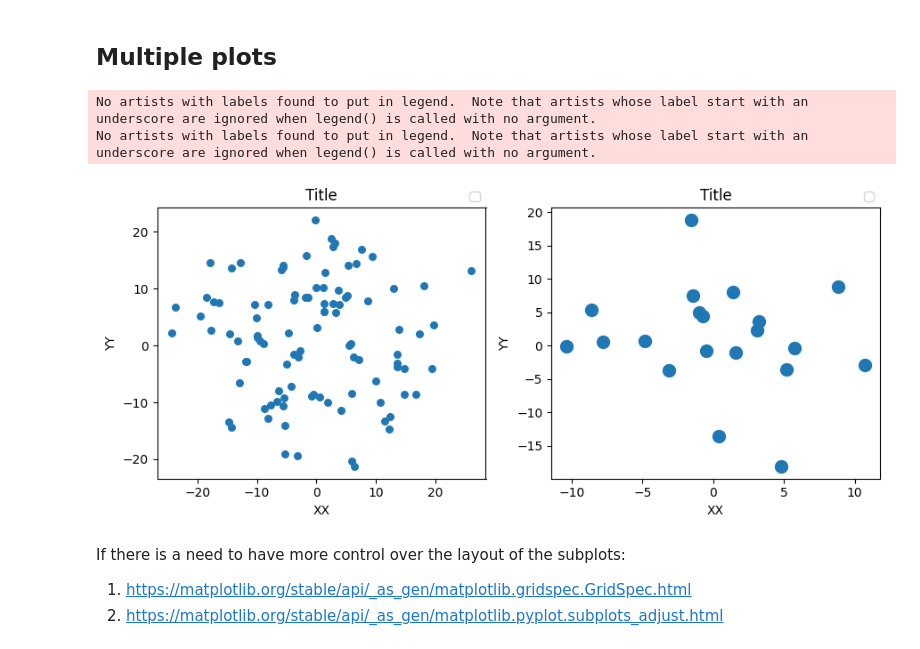
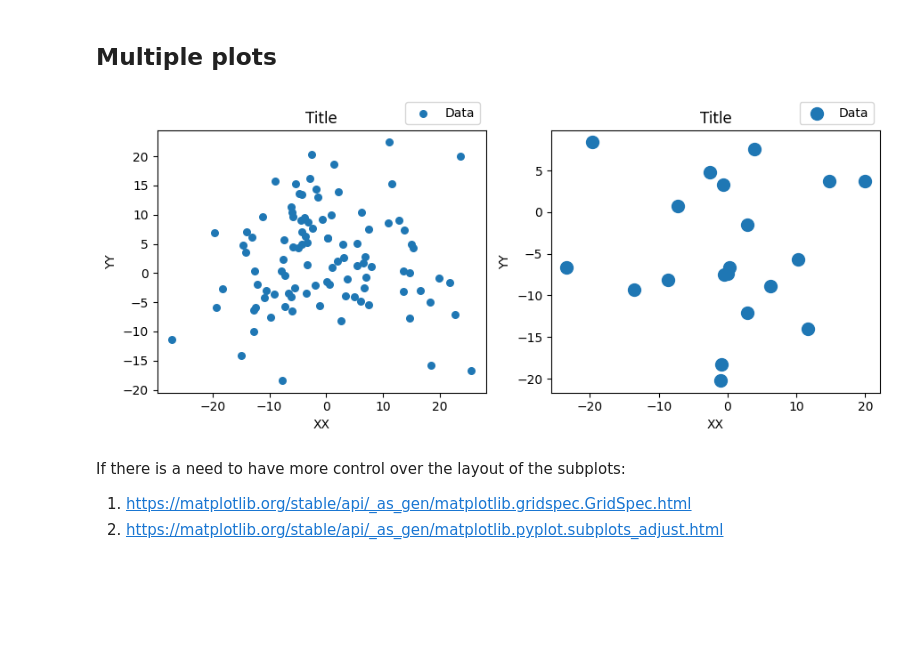
Before and after one commit to Kamuish/content, a Jupyter notebook: content/Classes/2024/Análise de Dados em Física e Astronomia/DataVisualization.ipynb, the cells around one changed output. Cells and saved outputs as stored; diff of their text form; code cells hidden in the pictures; blank space fills up the shorter version.

```diff
--- a/content/Classes/2024/Análise de Dados em Física e Astronomia/DataVisualization.ipynb
+++ b/content/Classes/2024/Análise de Dados em Física e Astronomia/DataVisualization.ipynb
@@ -43,37 +43,35 @@ for function in [plt.plot, plt.scatter]:
 # %%
 
 fig, axis = plt.subplots(ncols=2,
                          nrows=1,
                          sharey=False, # False, True, row, col
                          sharex=False, # False, True, row, col
                          figsize=(9, 4),
 
                          )
 
 for index, size in enumerate([100, 20]):
     ax = axis[index]
     xx, yy = create_dataset(size)
-    ax.scatter(xx, yy, s = [30, 100][index])
+    ax.scatter(xx, yy, s = [30, 100][index], label="Data")
     ax.set_xlabel("XX")
     ax.set_title("Title")
     ax.set_ylabel("YY")
 
     ax.legend(ncol=1,
         bbox_to_anchor=(1,1),
         loc=4
         )
 
 fig.tight_layout()
 
 for fmt in ["pdf", "png"]:
     break # don't want to store them
     fig.savefig(fname=f"teste.{fmt}",
                 dpi=600
                 )
 # %% [output]
-No artists with labels found to put in legend.  Note that artists whose label start with an underscore are ignored when legend() is called with no argument.
-No artists with labels found to put in legend.  Note that artists whose label start with an underscore are ignored when legend() is called with no argument.
-[figure, old version]
+[figure, new version]
 # %% [markdown]
 If there is a need to have more control over the layout of the subplots:
 
```
Also changed, not shown: parts of 2 cells of this notebook, 4 other files.
